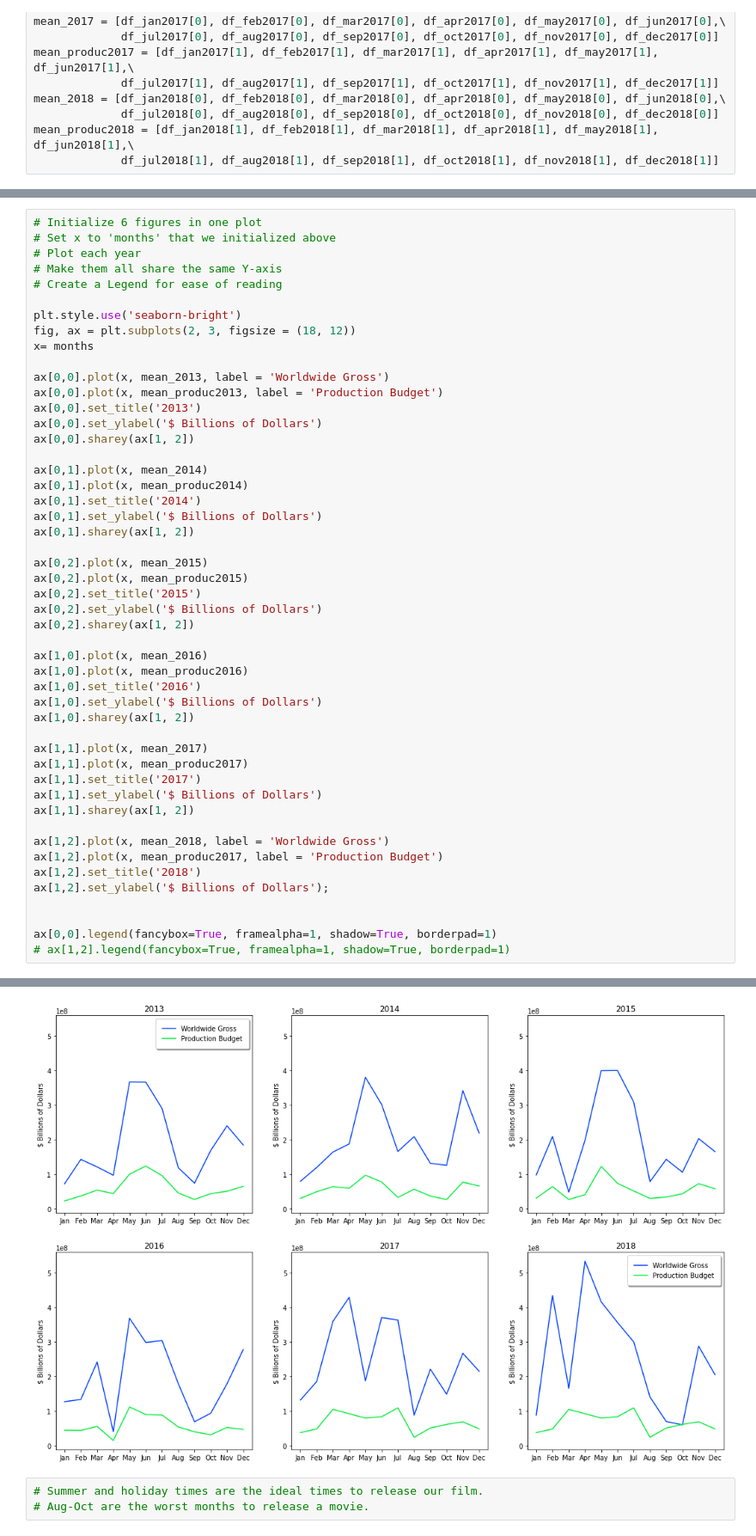
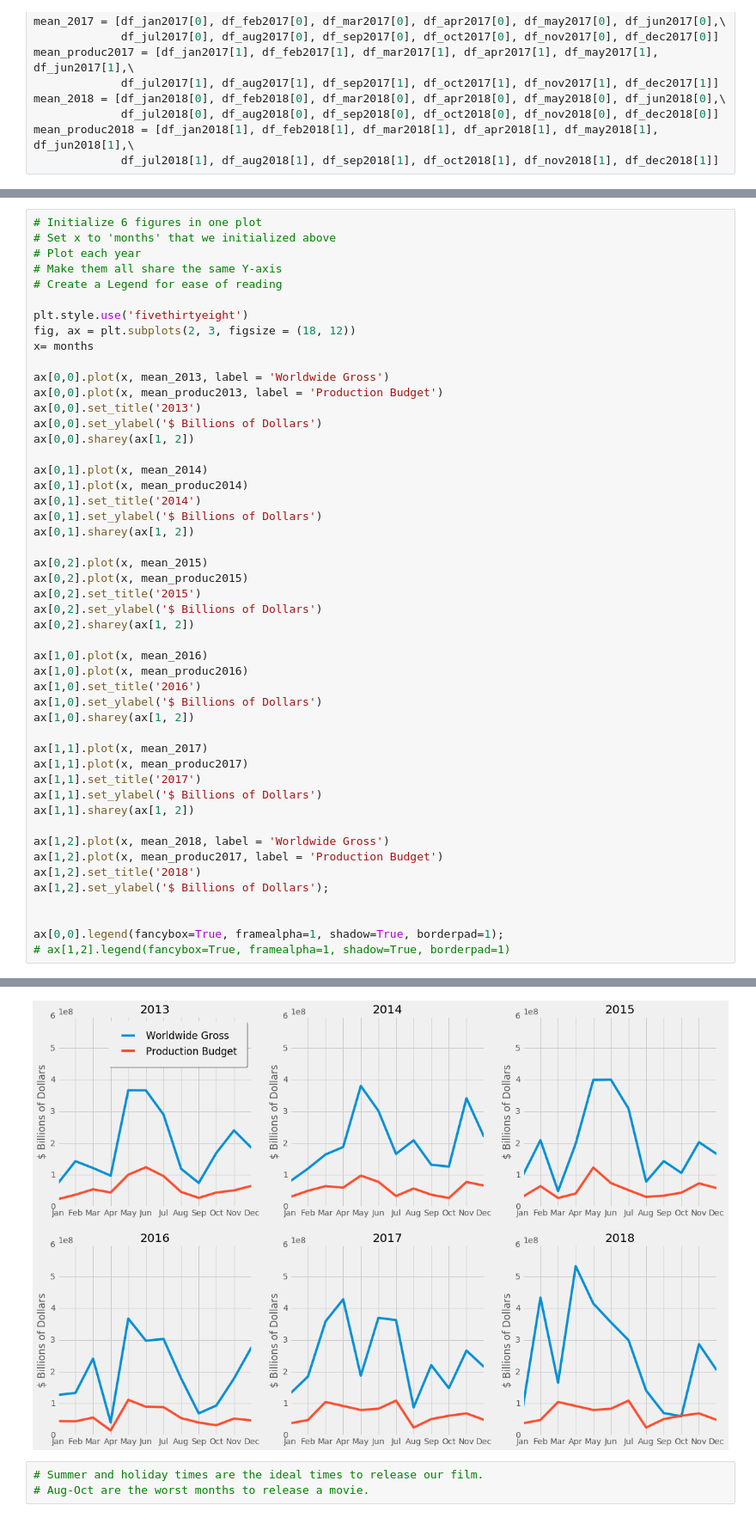
Before and after one commit to learn-co-curriculum/dsc-project-template, a Jupyter notebook: BigFrame.ipynb, the cells around one changed output, grey strips where cells are left out. Shown at 86% size. Drawn from its saved outputs; the diff is of its cells as text.

```diff
--- a/BigFrame.ipynb
+++ b/BigFrame.ipynb
@@ -241,7 +261,7 @@ mean_produc2018 = [df_jan2018[1], df_feb2018[1], df_mar2018[1], df_apr2018[1], d
 # Make them all share the same Y-axis
 # Create a Legend for ease of reading
 
-plt.style.use('seaborn-bright')
+plt.style.use('fivethirtyeight')
 fig, ax = plt.subplots(2, 3, figsize = (18, 12))
 x= months
 
@@ -281,6 +301,6 @@ ax[1,2].set_title('2018')
 ax[1,2].set_ylabel('$ Billions of Dollars');
 
 
-ax[0,0].legend(fancybox=True, framealpha=1, shadow=True, borderpad=1)
+ax[0,0].legend(fancybox=True, framealpha=1, shadow=True, borderpad=1);
 # ax[1,2].legend(fancybox=True, framealpha=1, shadow=True, borderpad=1)
 # %% [output]
@@ -288,4 +307,4 @@ ax[0,0].legend(fancybox=True, framealpha=1, shadow=True, borderpad=1)
-[figure, old version]
+[figure, new version]
 # %%
 # Summer and holiday times are the ideal times to release our film.
 # Aug-Oct are the worst months to release a movie.
```
Also changed, not shown: parts of 3 cells of this notebook, 1 other file.
